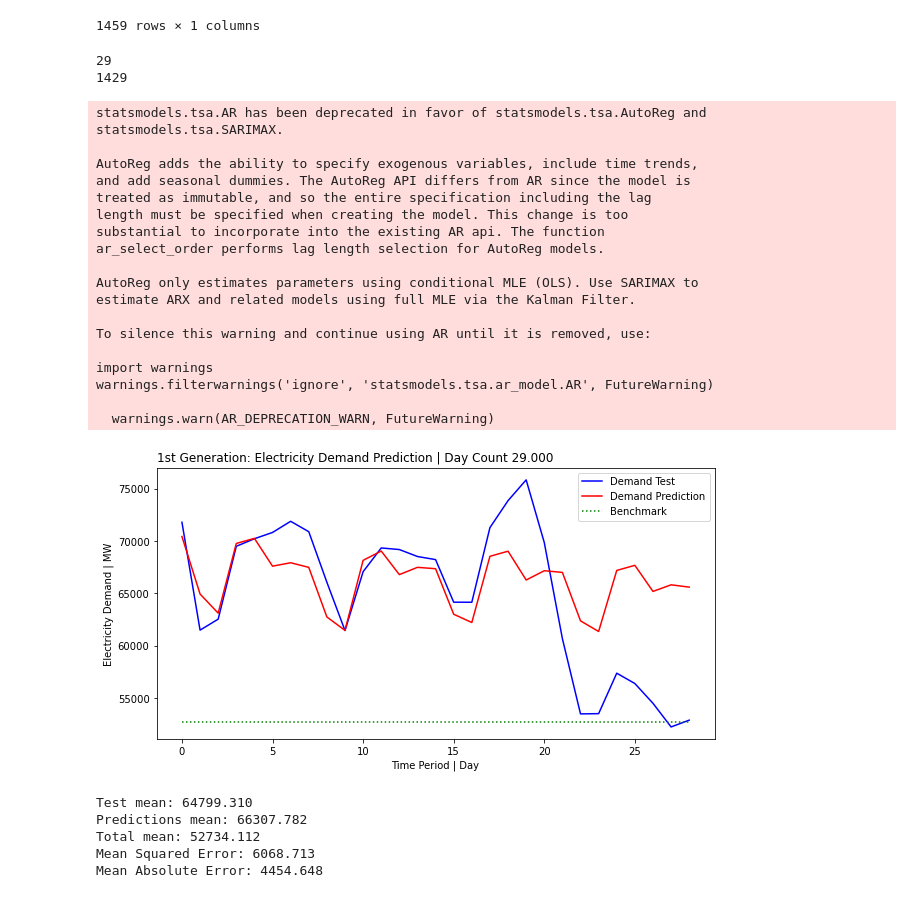
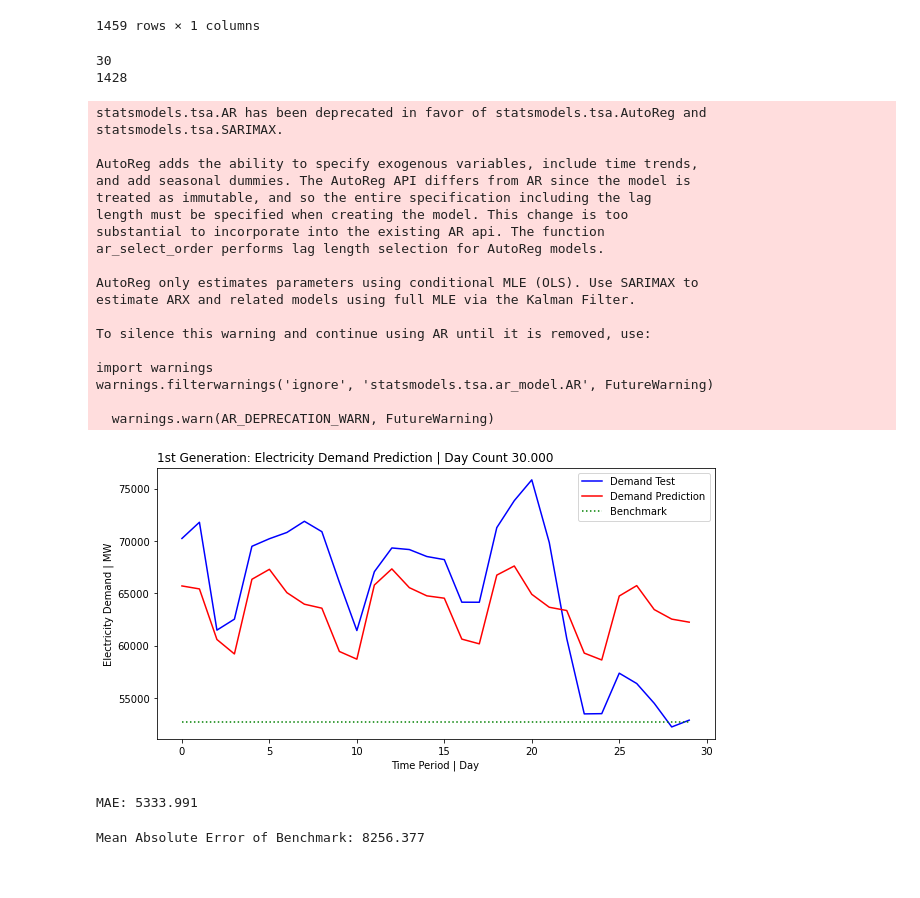
Before and after one commit to snowbalzz/Modeling, a Jupyter notebook: Gen1/Modeling.ipynb, the cells around one changed output. Cells and saved outputs as stored; diff of their text form; code cells hidden in the pictures.

```diff
--- a/Gen1/Modeling.ipynb
+++ b/Gen1/Modeling.ipynb
@@ -55,7 +55,7 @@ df1
 # %%
 #How far in the Future do you want to predict
 #Further you go the least precises the Model prediction will be
-Period = 29
+Period = 30
 
 X = df1.values
 train, test = X[1:len(X)-Period], X[len(X)-Period:]
@@ -95,44 +95,48 @@ plt.plot(mean3, color='green', label='Benchmark', linestyle=':')
 
 plt.ylabel("Electricity Demand | MW")
 plt.xlabel("Time Period | Day")
 
 plt.legend()
 plt.show()
 
-print("Test mean: %.3f" % test.mean())
-print("Predictions mean: %.3f" % predictions.mean())
-print("Total mean: %.3f" % df1.values.mean())
+# print("Test mean: %.3f" % test.mean())
+# print("Predictions mean: %.3f" % predictions.mean())
+# print("Total mean: %.3f" % df1.values.mean())
 
-mse = mean_squared_error(test, predictions, squared=False)
-print('Mean Squared Error: %.3f' % mse)
+# mse = mean_squared_error(test, predictions, squared=False)
+# print('Mean Squared Error: %.3f' % mse)
 
 mae = mean_absolute_error(test, predictions)
-print('Mean Absolute Error: %.3f' % mae)
+print('MAE: %.3f' % mae)
+
+# mae = mean_absolute_error(test, mean)
+# print('Mean Absolute Error of Benchmark: %.3f' % mae)
 # %% [output]
-29
-1429
+30
+1428
 statsmodels.tsa.AR has been deprecated in favor of statsmodels.tsa.AutoReg and
 statsmodels.tsa.SARIMAX.
 
 AutoReg adds the ability to specify exogenous variables, include time trends,
 and add seasonal dummies. The AutoReg API differs from AR since the model is
 treated as immutable, and so the entire specification including the lag
 length must be specified when creating the model. This change is too
 substantial to incorporate into the existing AR api. The function
 ar_select_order performs lag length selection for AutoReg models.
 
 AutoReg only estimates parameters using conditional MLE (OLS). Use SARIMAX to
 estimate ARX and related models using full MLE via the Kalman Filter.
 
 To silence this warning and continue using AR until it is removed, use:
 
 import warnings
 warnings.filterwarnings('ignore', 'statsmodels.tsa.ar_model.AR', FutureWarning)
 
   warnings.warn(AR_DEPRECATION_WARN, FutureWarning)
-[figure, old version]
+[figure, new version]
-Test mean: 64799.310
-Predictions mean: 66307.782
-Total mean: 52734.112
-Mean Squared Error: 6068.713
-Mean Absolute Error: 4454.648
+MAE: 5333.991
+# %%
+mae = mean_absolute_error(test, mean)
+print('Mean Absolute Error of Benchmark: %.3f' % mae)
+# %% [output]
+Mean Absolute Error of Benchmark: 8256.377
```
Also changed, not shown: parts of 1 cell of this notebook, 6 other files.
